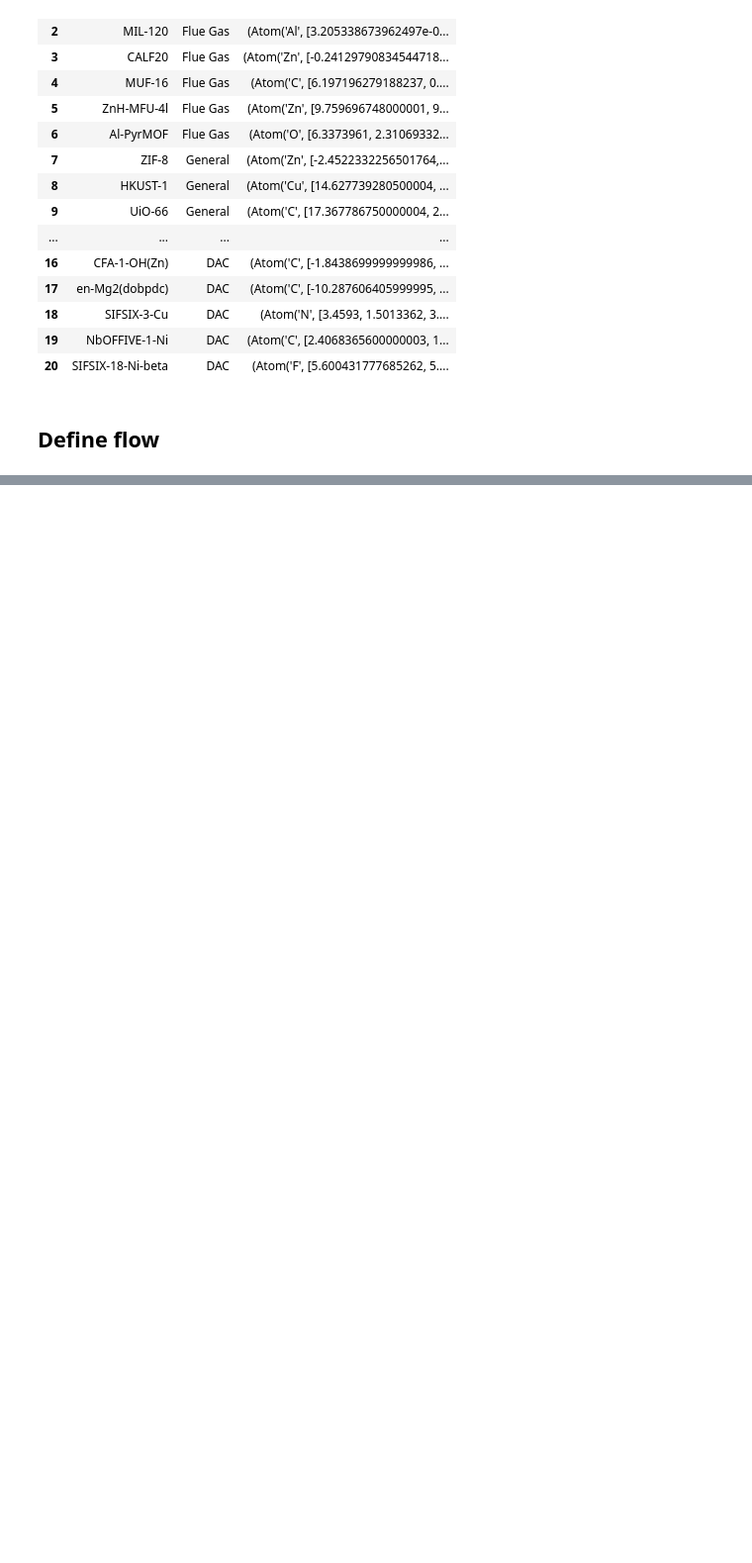
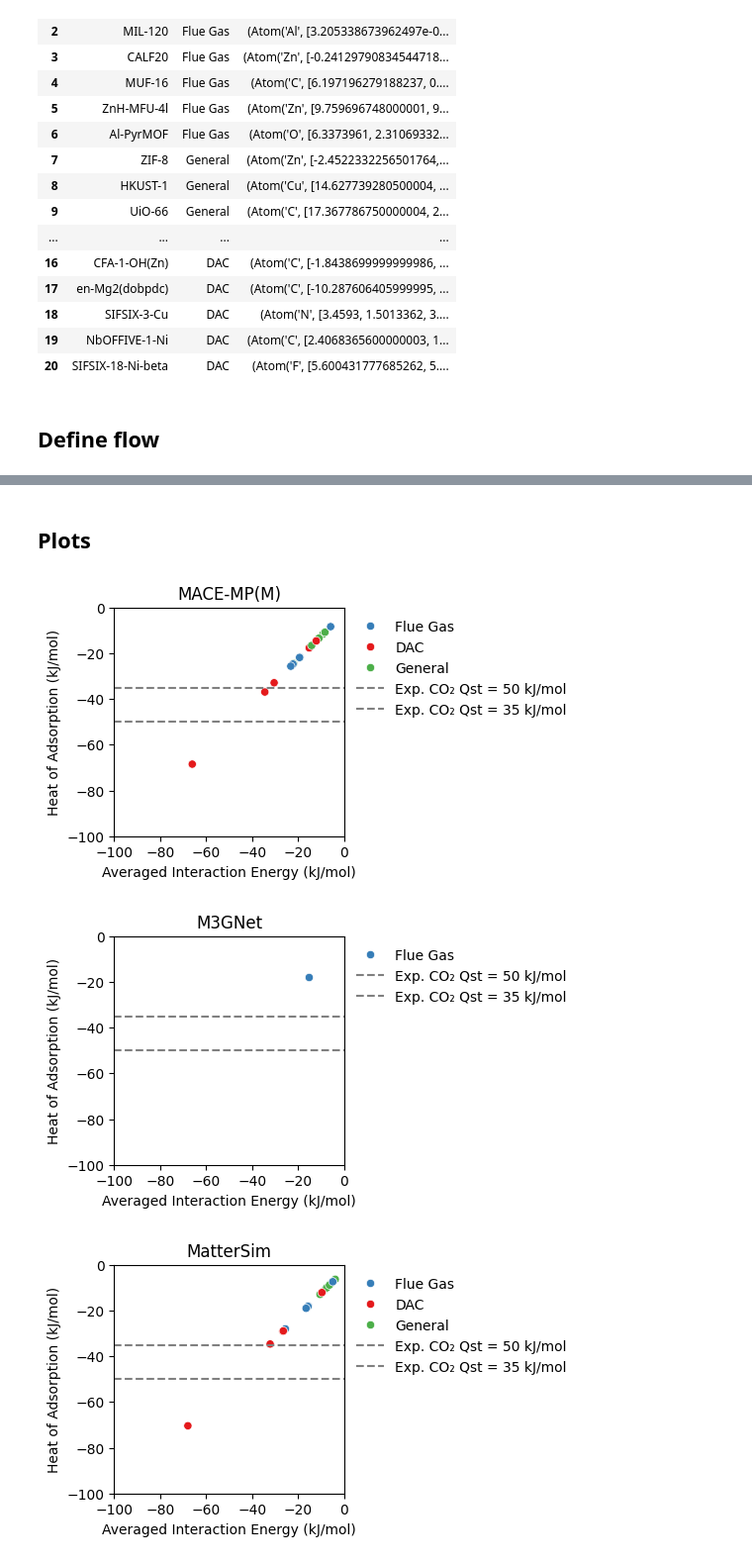
Before and after one commit to atomind-ai/mlip-arena, a Jupyter notebook: examples/mof/classification/classification.ipynb, the cells around one changed output, grey strips where cells are left out. Shown at 99% size. Cells and saved outputs as stored; diff of their text form; code cells hidden in the pictures; blank space fills up the shorter version.

```diff
--- a/examples/mof/classification/classification.ipynb
+++ b/examples/mof/classification/classification.ipynb
@@ -190,0 +248,68 @@ results = run.with_options(
+# %% [markdown]
+## Plots
+# %%
+%matplotlib inline
+
+import pandas as pd
+import seaborn as sns
+from matplotlib import pyplot as plt
+from ase import units
+from pathlib import Path
+
+from mlip_arena.models import MLIPEnum
+
+
+color_mapping = {
+    'DAC': '#e41a1c',                    # e.g., red for DAC
+    'Flue Gas': '#377eb8', # e.g., blue
+    'General': '#4daf4a'              # e.g., green
+}
+
+for model in MLIPEnum:
+
+    fpath = Path(f"{model.name}.pkl")
+
+    if not fpath.exists():
+        continue
+
+    df = pd.read_pickle(fpath)
+
+    df_exploded = df.explode(['henry_coefficient', 'averaged_interaction_energy', 'heat_of_adsorption'])
+    df_group = df_exploded.groupby(['model', 'name', 'class'])[['henry_coefficient', 'averaged_interaction_energy', 'heat_of_adsorption']]
+    df = df_group.mean()
+
+    df['averaged_interaction_energy'] = df['averaged_interaction_energy'] * units._e  *  units._Nav * 1e-3 # Convert from eV to kJ/mol
+
+    fig, ax = plt.subplots(figsize=(3, 3))
+    sns.scatterplot(
+        data=df,
+        x="averaged_interaction_energy",
+        y="heat_of_adsorption",
+        hue="class",
+        palette=color_mapping,
+        ax=ax,
+    )
+
+    ax.set(
+        title=model.name,
+        xlim=(-100, 0),
+        ylim=(-100, 0),
+        xlabel='Averaged Interaction Energy (kJ/mol)',
+        ylabel='Heat of Adsorption (kJ/mol)',
+    )
+
+    # Add horizontal dashed decision boundaries
+    ax.axhline(y=-50, linestyle='--', color='gray', label='Exp. CO₂ Qst = 50 kJ/mol')
+    ax.axhline(y=-35, linestyle='--', color='gray', label='Exp. CO₂ Qst = 35 kJ/mol')
+
+    ax.legend(
+        # title='Class',
+        loc='upper left',
+        bbox_to_anchor=(1, 1),
+        frameon=False,
+    )
+    plt.show()
+# %% [output]
+[figure, added]
+[figure, added]
+[figure, added]
```
Also changed, not shown: parts of 6 cells of this notebook, 1 other file.
